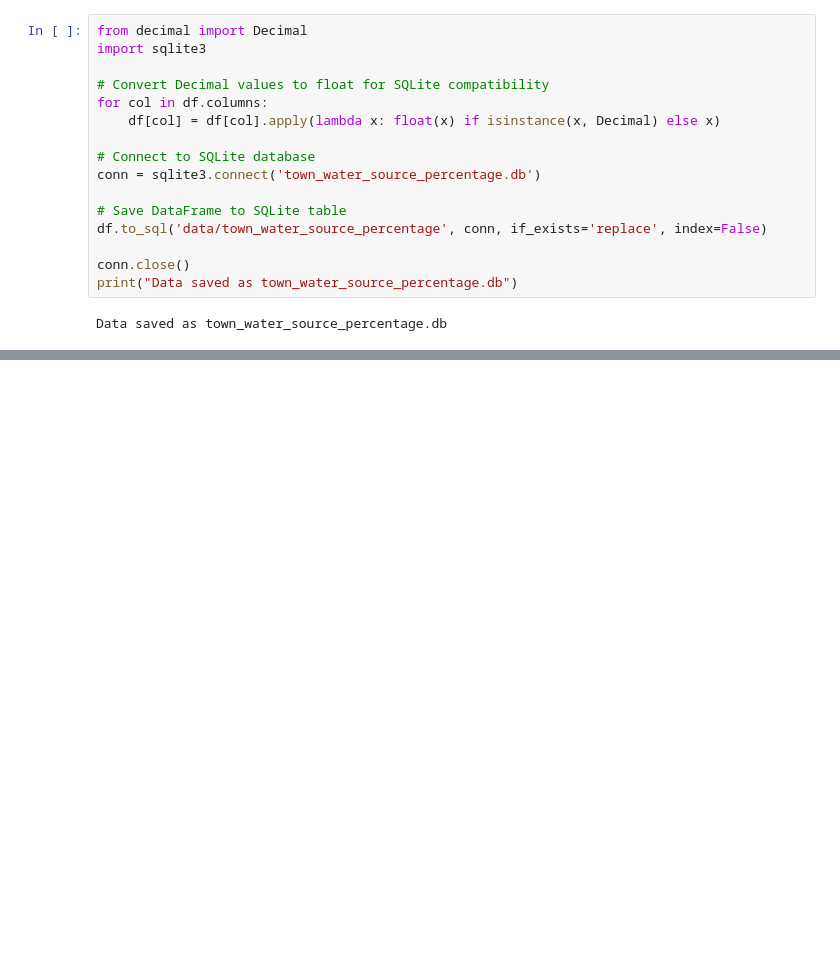
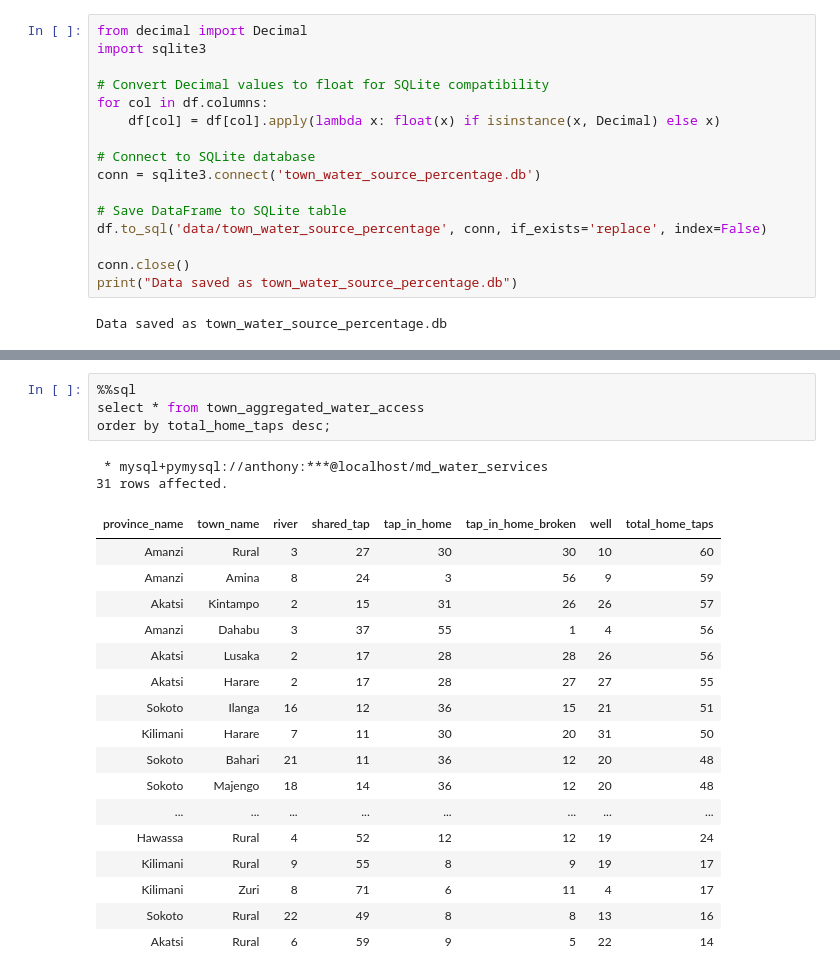
Before and after one commit to ndegwaanth/maji-ndogo, a Jupyter notebook: maji-ndog-mcq-4.ipynb, the cells around one changed output, grey strips where cells are left out. Cells and saved outputs as stored; diff of their text form; blank space fills up the shorter version.

```diff
--- a/maji-ndog-mcq-4.ipynb
+++ b/maji-ndog-mcq-4.ipynb
@@ -647,0 +989,24 @@ Data saved as town_water_source_percentage.db
+# %%
+%%sql
+select * from town_aggregated_water_access
+order by total_home_taps desc;
+# %% [output]
+ * mysql+pymysql://anthony:***@localhost/md_water_services
+31 rows affected.
+| province_name | town_name | river | shared_tap | tap_in_home | tap_in_home_broken | well | total_home_taps |
+| Amanzi | Rural | 3 | 27 | 30 | 30 | 10 | 60 |
+| Amanzi | Amina | 8 | 24 | 3 | 56 | 9 | 59 |
+| Akatsi | Kintampo | 2 | 15 | 31 | 26 | 26 | 57 |
+| Amanzi | Dahabu | 3 | 37 | 55 | 1 | 4 | 56 |
+| Akatsi | Lusaka | 2 | 17 | 28 | 28 | 26 | 56 |
+| Akatsi | Harare | 2 | 17 | 28 | 27 | 27 | 55 |
+| Sokoto | Ilanga | 16 | 12 | 36 | 15 | 21 | 51 |
+| Kilimani | Harare | 7 | 11 | 30 | 20 | 31 | 50 |
+| Sokoto | Bahari | 21 | 11 | 36 | 12 | 20 | 48 |
+| Sokoto | Majengo | 18 | 14 | 36 | 12 | 20 | 48 |
+| ... | ... | ... | ... | ... | ... | ... | ... |
+| Hawassa | Rural | 4 | 52 | 12 | 12 | 19 | 24 |
+| Kilimani | Rural | 9 | 55 | 8 | 9 | 19 | 17 |
+| Kilimani | Zuri | 8 | 71 | 6 | 11 | 4 | 17 |
+| Sokoto | Rural | 22 | 49 | 8 | 8 | 13 | 16 |
+| Akatsi | Rural | 6 | 59 | 9 | 5 | 22 | 14 |
```
Also changed, not shown: parts of 36 cells of this notebook, 7 other files.
